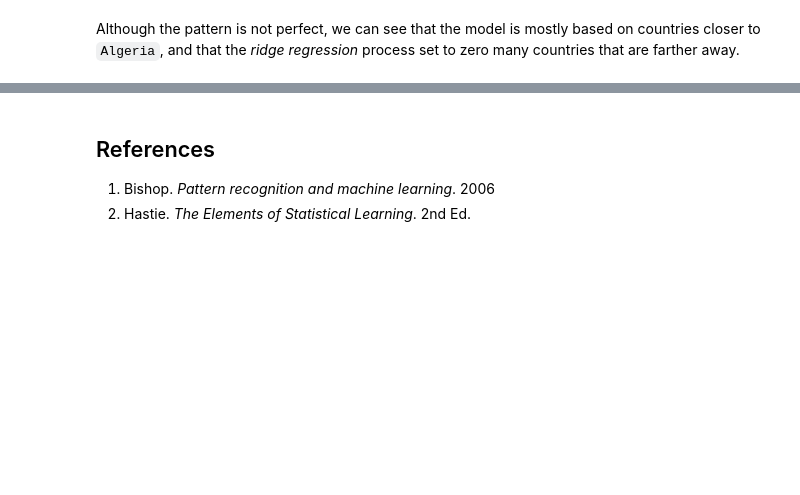
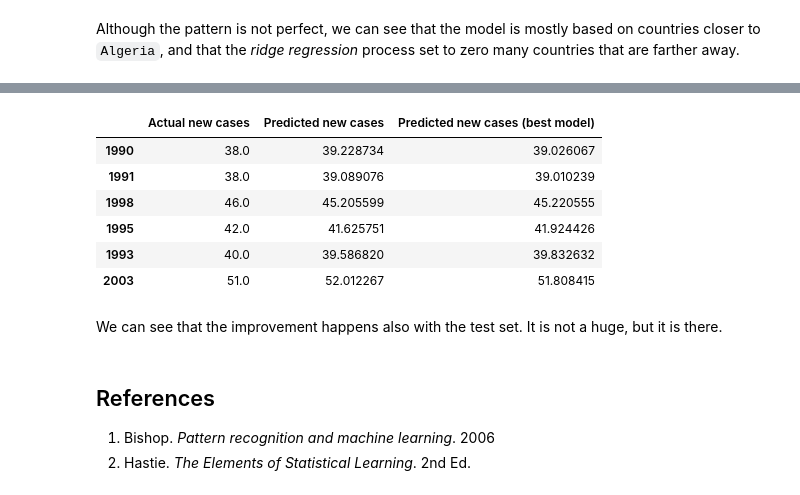
Before and after one commit to jadianes/data-science-your-way, a Jupyter notebook: 05-regularisation/regularisation-py.ipynb, the cells around one changed output, grey strips where cells are left out. Saved outputs shown, nothing was run; the diff lists cells and outputs as text; code cells hidden in the pictures; blank space fills up the shorter version.

```diff
--- a/05-regularisation/regularisation-py.ipynb
+++ b/05-regularisation/regularisation-py.ipynb
@@ -228,3 +261,15 @@ In the previous, we have used Python's `Ridge` defaults. In this section we will
+# %%
+predictions_df
+# %% [output]
+|  | Actual new cases | Predicted new cases | Predicted new cases (best model) |
+| 1990 | 38.0 | 39.228734 | 39.026067 |
+| 1991 | 38.0 | 39.089076 | 39.010239 |
+| 1998 | 46.0 | 45.205599 | 45.220555 |
+| 1995 | 42.0 | 41.625751 | 41.924426 |
+| 1993 | 40.0 | 39.586820 | 39.832632 |
+| 2003 | 51.0 | 52.012267 | 51.808415 |
+# %% [markdown]
+We can see that the improvement happens also with the test set. It is not a huge, but it is there.
 # %% [markdown]
 ## References
 
```
Also changed, not shown: parts of 7 cells of this notebook.
